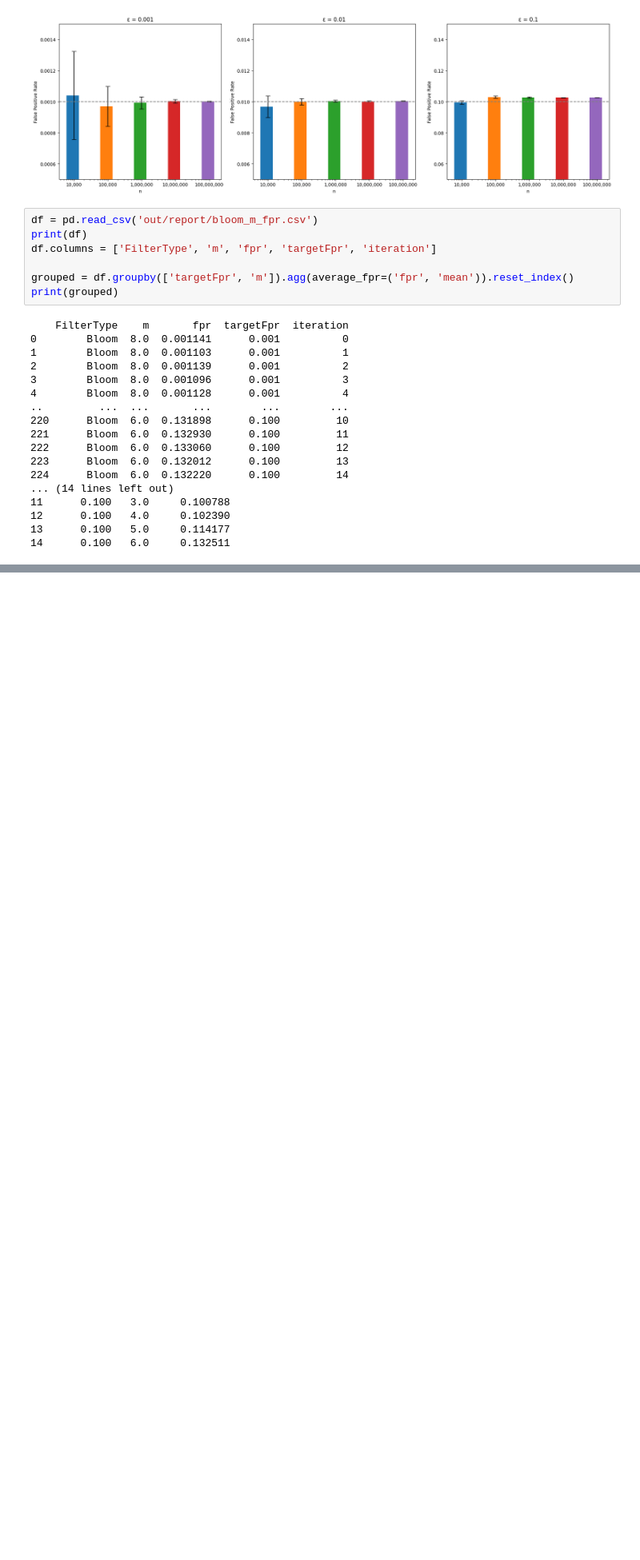
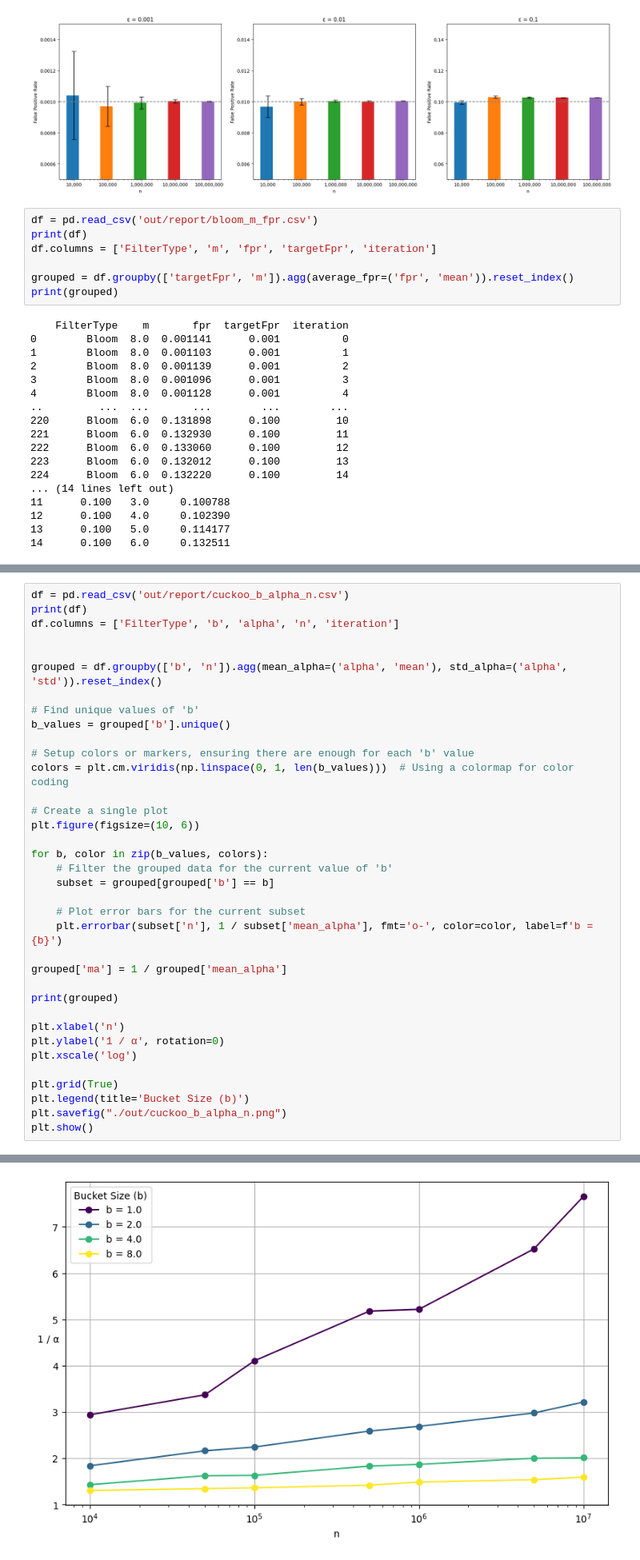
Before and after one commit to jayden14141/Filters, a Jupyter notebook: plot.ipynb, the cells around one changed output, grey strips where cells are left out. Shown at 80% size. Cells and saved outputs as stored; diff of their text form; blank space fills up the shorter version.

```diff
--- a/plot.ipynb
+++ b/plot.ipynb
@@ -409,0 +445,37 @@ print(grouped)
+# %%
+df = pd.read_csv('out/report/cuckoo_b_alpha_n.csv')
+print(df)
+df.columns = ['FilterType', 'b', 'alpha', 'n', 'iteration']
+
+
+grouped = df.groupby(['b', 'n']).agg(mean_alpha=('alpha', 'mean'), std_alpha=('alpha', 'std')).reset_index()
+
+# Find unique values of 'b'
+b_values = grouped['b'].unique()
+
+# Setup colors or markers, ensuring there are enough for each 'b' value
+colors = plt.cm.viridis(np.linspace(0, 1, len(b_values)))  # Using a colormap for color coding
+
+# Create a single plot
+plt.figure(figsize=(10, 6))
+
+for b, color in zip(b_values, colors):
+    # Filter the grouped data for the current value of 'b'
+    subset = grouped[grouped['b'] == b]
+
+    # Plot error bars for the current subset
+    plt.errorbar(subset['n'], 1 / subset['mean_alpha'], fmt='o-', color=color, label=f'b = {b}')
+
+grouped['ma'] = 1 / grouped['mean_alpha']
+
+print(grouped)
+
+plt.xlabel('n')
+plt.ylabel('1 / α', rotation=0)
+plt.xscale('log')
+
+plt.grid(True)
+plt.legend(title='Bucket Size (b)')
+plt.savefig("./out/cuckoo_b_alpha_n.png")
+plt.show()
+# %% [output]
@@ -410,3 +499,4 @@ print(grouped)
+[figure, added]
 # %%
 df = pd.read_csv('out/report/cuckoo_b_failure.csv')
 print(df)
```
Also changed, not shown: parts of 30 cells of this notebook, 57 other files.
